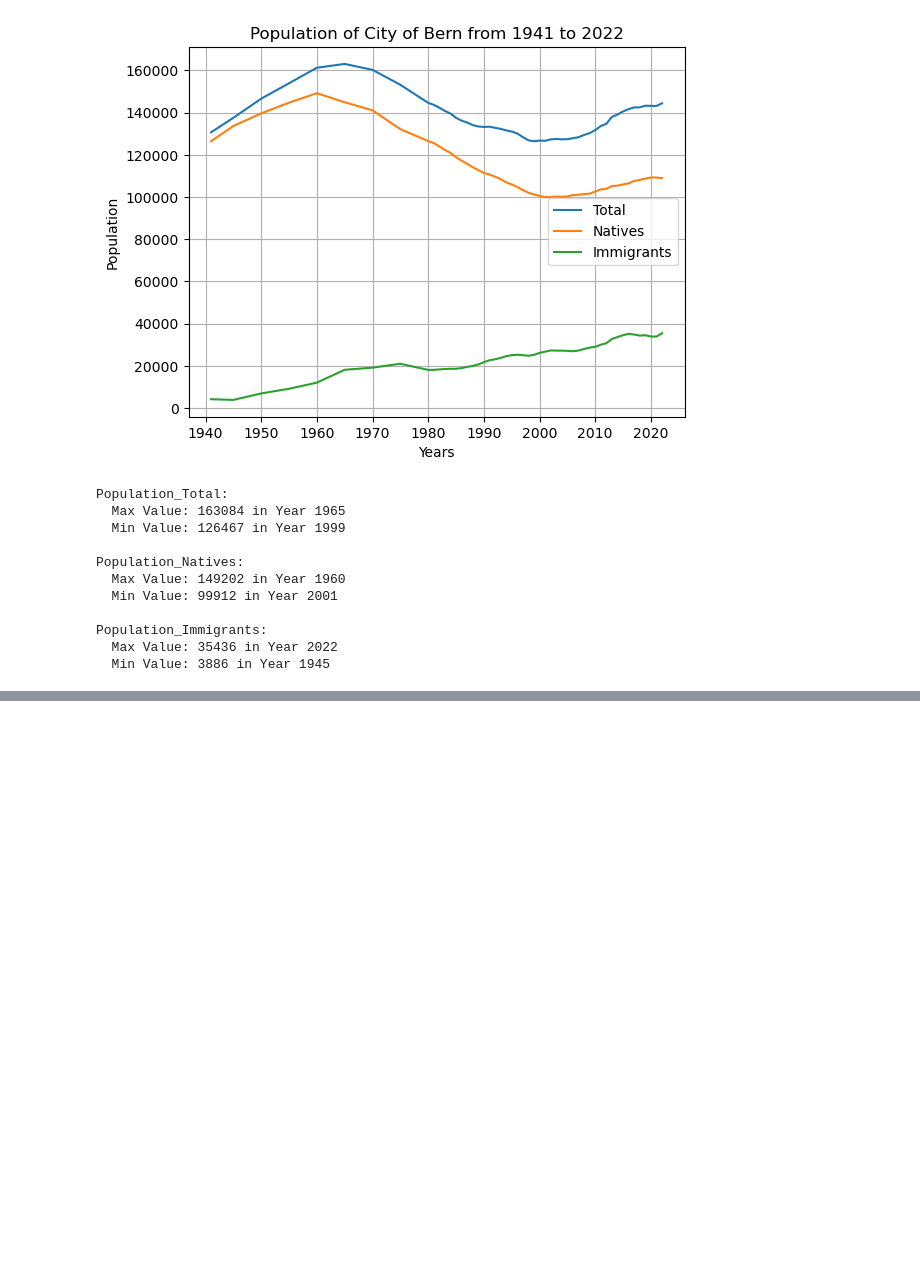
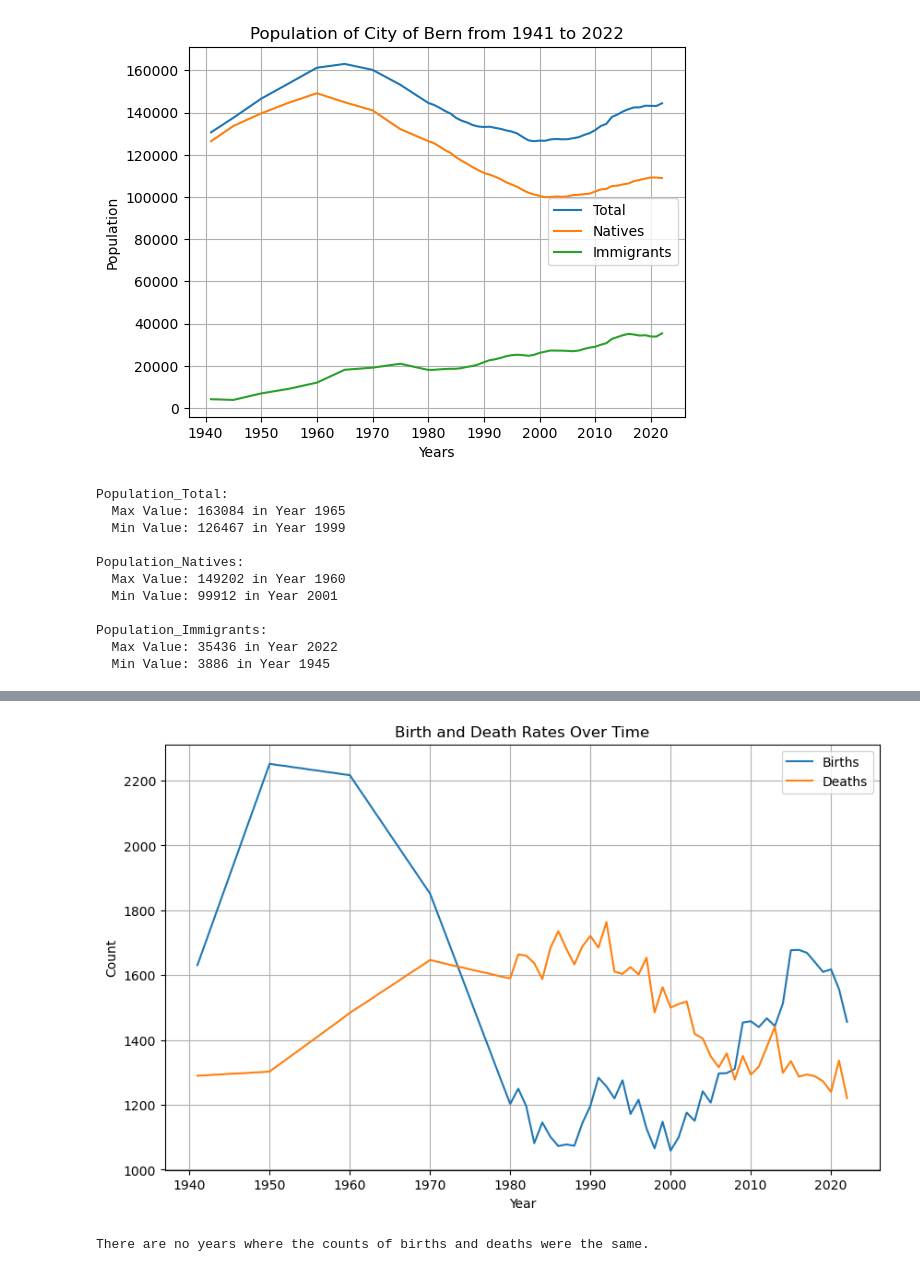
Before and after one commit to gboaventura93/project_Bern, a Jupyter notebook: analyse_data.ipynb, the cells around one changed output, grey strips where cells are left out. Saved outputs shown, nothing was run; the diff lists cells and outputs as text; code cells hidden in the pictures; blank space fills up the shorter version.

```diff
--- a/project.ipynb
+++ b/analyse_data.ipynb
@@ -741,0 +752,24 @@ Population_Immigrants:
+# %%
+#Birth and Death Rates (Line Chart)
+plt.figure(figsize=(10, 6))
+plt.plot(df['Year'], df['Births'], label='Births')
+plt.plot(df['Year'], df['Dead'], label='Deaths')
+plt.xlabel('Year')
+plt.ylabel('Count')
+plt.title('Birth and Death Rates Over Time')
+plt.legend()
+plt.grid(True)
+plt.show()
+# %% [output]
+[figure, added]
+# %%
+equal_births_deaths = df[df['Births'] == df['Dead']]
+
+years = equal_births_deaths['Year'].tolist()
+
+if years:
+    print(f"The years in which the counts of births and deaths were the same are: {years}")
+else:
+    print("There are no years where the counts of births and deaths were the same.")
+# %% [output]
+There are no years where the counts of births and deaths were the same.
```
Also changed, not shown: parts of 5 cells of this notebook, 7 other files.
